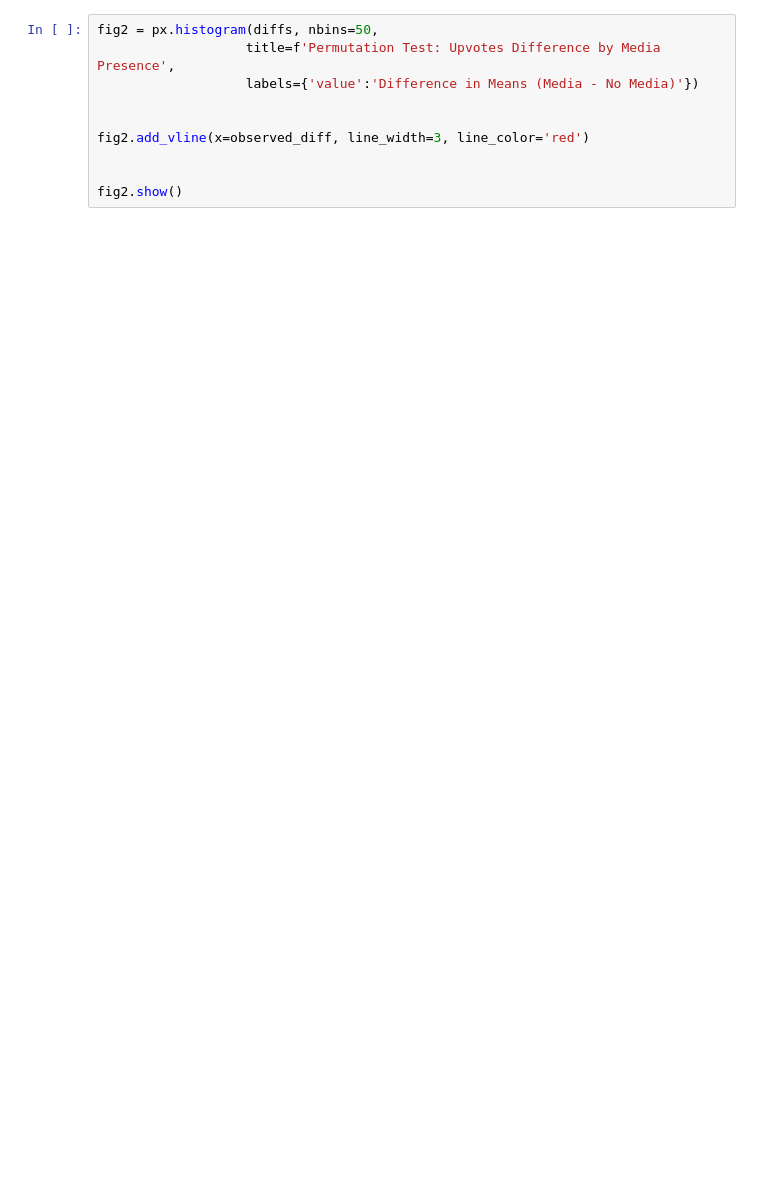
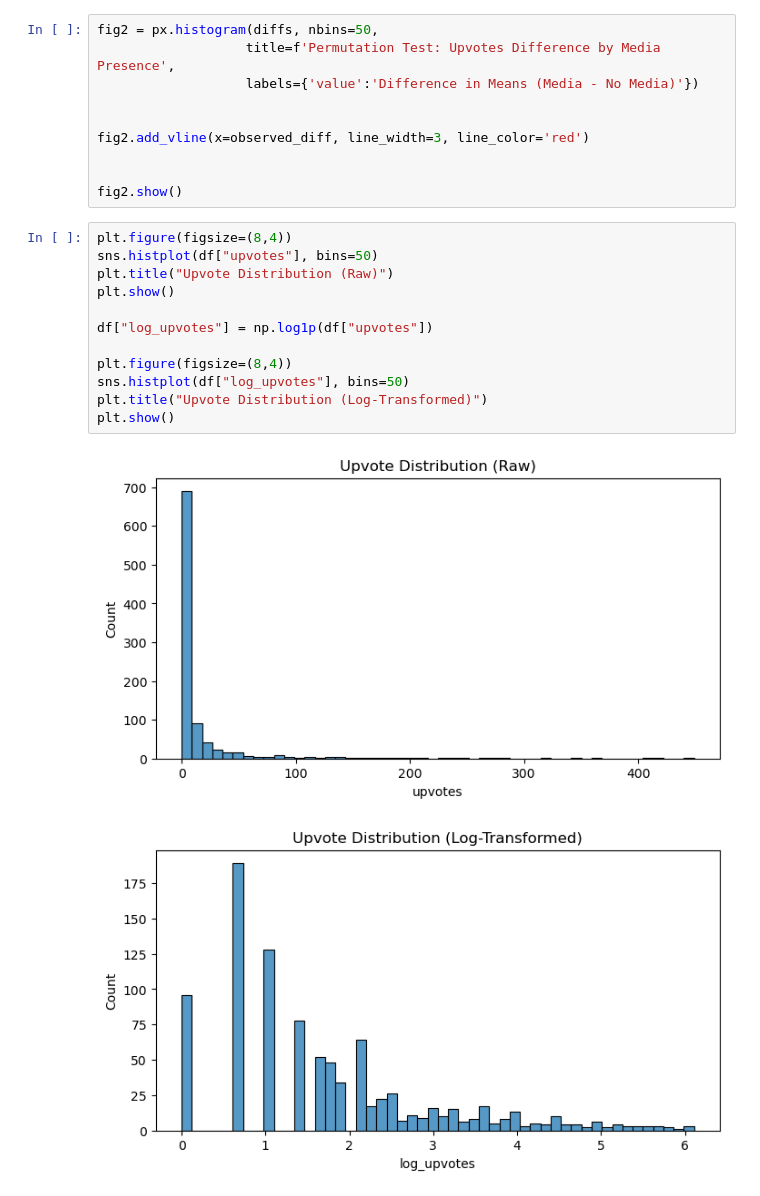
Before and after one commit to Kevin-Wu-12/DSC190-Project, a Jupyter notebook: analysis.ipynb, the cells around one changed output. Saved outputs shown, nothing was run; the diff lists cells and outputs as text; blank space fills up the shorter version.

```diff
--- a/analysis.ipynb
+++ b/analysis.ipynb
@@ -332,3 +337,18 @@ fig2.add_vline(x=observed_diff, line_width=3, line_color='red')
 
 
 fig2.show()
+# %%
+plt.figure(figsize=(8,4))
+sns.histplot(df["upvotes"], bins=50)
+plt.title("Upvote Distribution (Raw)")
+plt.show()
+
+df["log_upvotes"] = np.log1p(df["upvotes"])
+
+plt.figure(figsize=(8,4))
+sns.histplot(df["log_upvotes"], bins=50)
+plt.title("Upvote Distribution (Log-Transformed)")
+plt.show()
+# %% [output]
+[figure, added]
+[figure, added]
```
Also changed, not shown: parts of 29 cells of this notebook.
